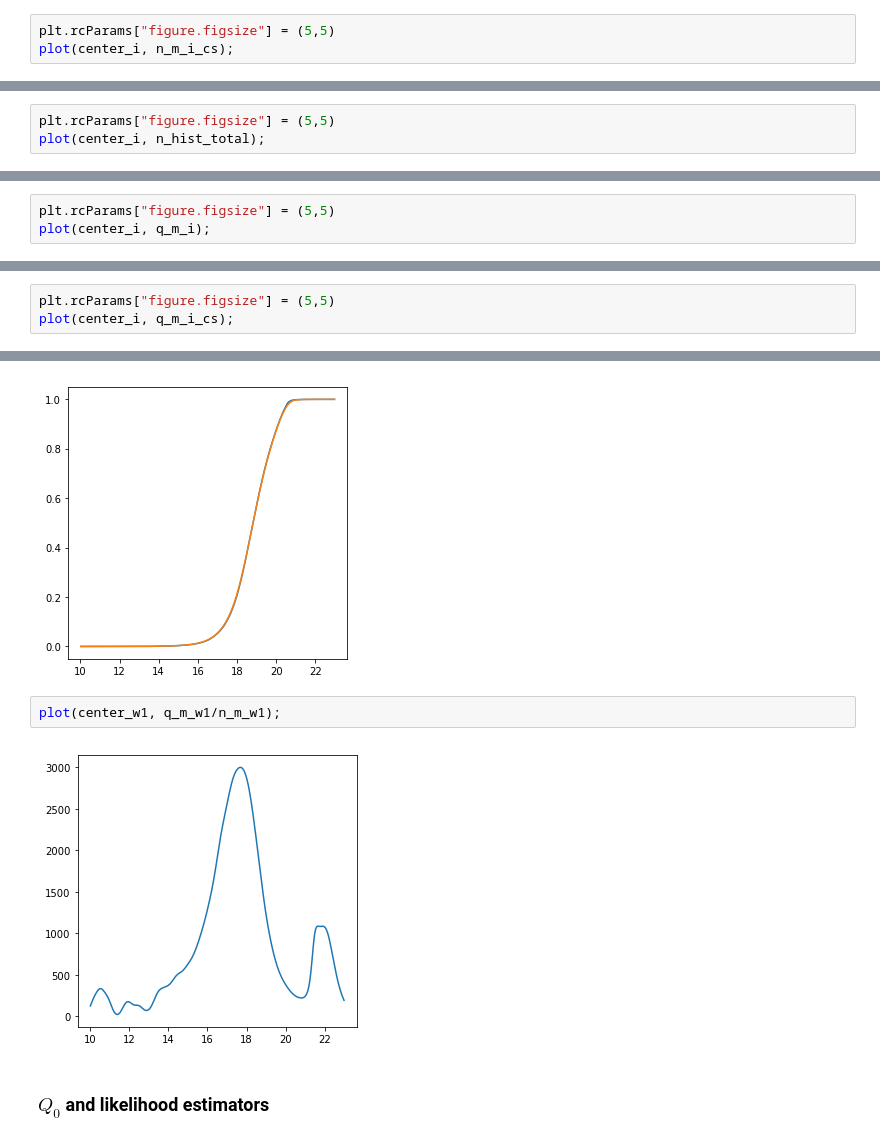
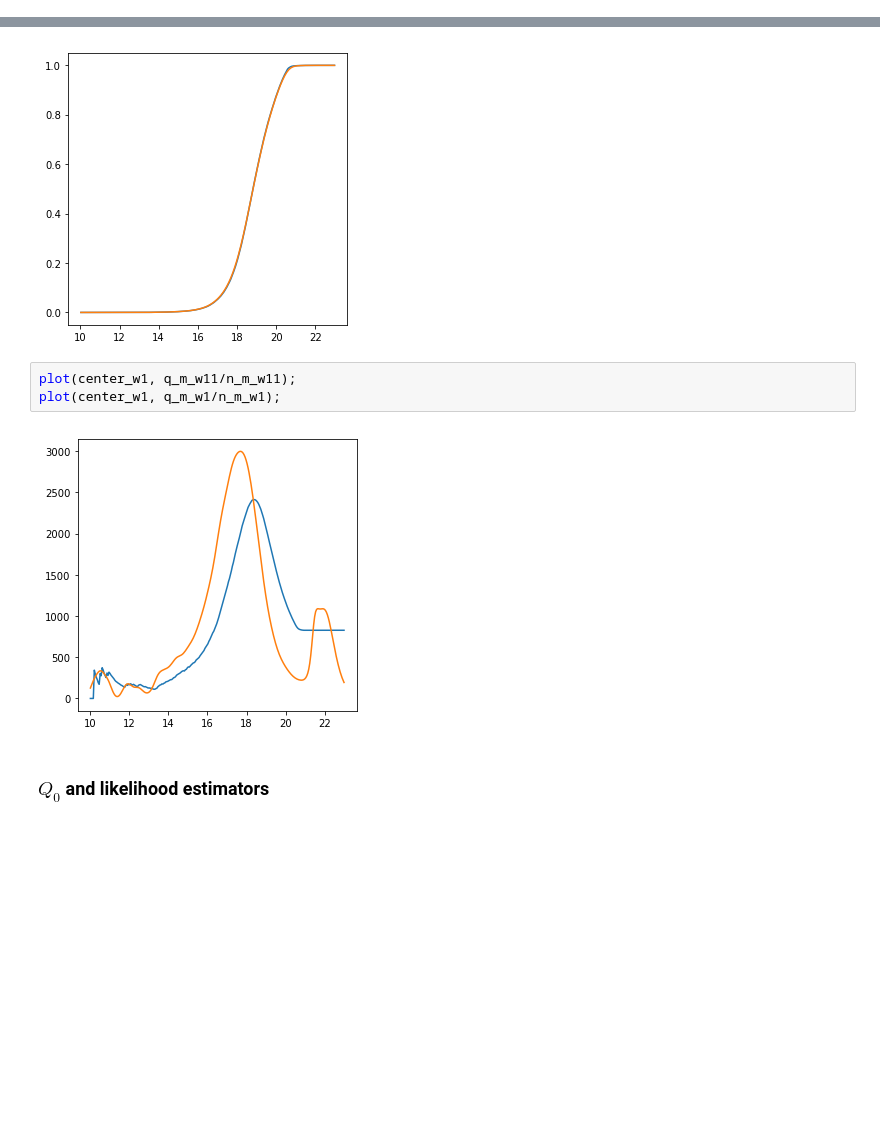
Before and after one commit to nudomarinero/mltier1, a Jupyter notebook: Match_LOFAR_combined_iter_params.ipynb, the cells around one changed output, grey strips where cells are left out. Cells and saved outputs as stored; diff of their text form; blank space fills up the shorter version.

```diff
--- a/Match_LOFAR_combined_iter_params.ipynb
+++ b/Match_LOFAR_combined_iter_params.ipynb
@@ -344,3 +322,0 @@ plot(center_i, n_m_i);
-# %%
-plt.rcParams["figure.figsize"] = (5,5)
-plot(center_i, n_m_i_cs);
@@ -371,3 +334,0 @@ n_hist_total = np.exp(log_pdf_q_m)*len(catalogue_i["i"][idx])/np.sum(np.exp(log_
-# %%
-plt.rcParams["figure.figsize"] = (5,5)
-plot(center_i, n_hist_total);
@@ -382,3 +334,0 @@ q_m_i = real_m/np.sum(real_m)
-# %%
-plt.rcParams["figure.figsize"] = (5,5)
-plot(center_i, q_m_i);
@@ -387,5 +350,2 @@ plot(center_i, q_m_i);
 # %%
 q_m_i_cs = np.cumsum(q_m_i)
-# %%
-plt.rcParams["figure.figsize"] = (5,5)
-plot(center_i, q_m_i_cs);
@@ -443,9 +398,10 @@ plot(center_w1, np.cumsum(q_m_w1));
 # %% [output]
 [figure]
 # %%
+plot(center_w1, q_m_w11/n_m_w11);
 plot(center_w1, q_m_w1/n_m_w1);
 # %% [output]
-[figure, old version]
+[figure, new version]
 # %% [markdown]
 ### $Q_0$ and likelihood estimators
 # %%
```
Also changed, not shown: parts of 48 cells of this notebook, 3 other files.
